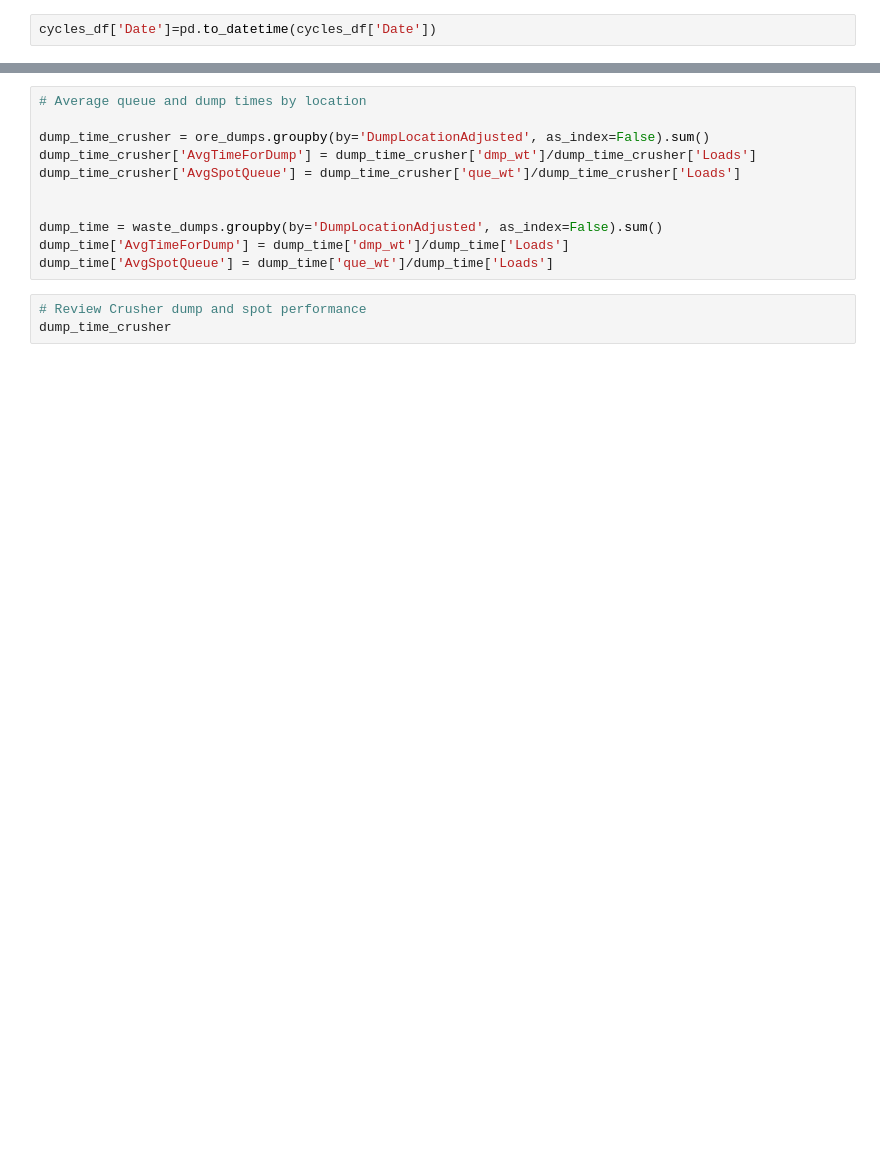
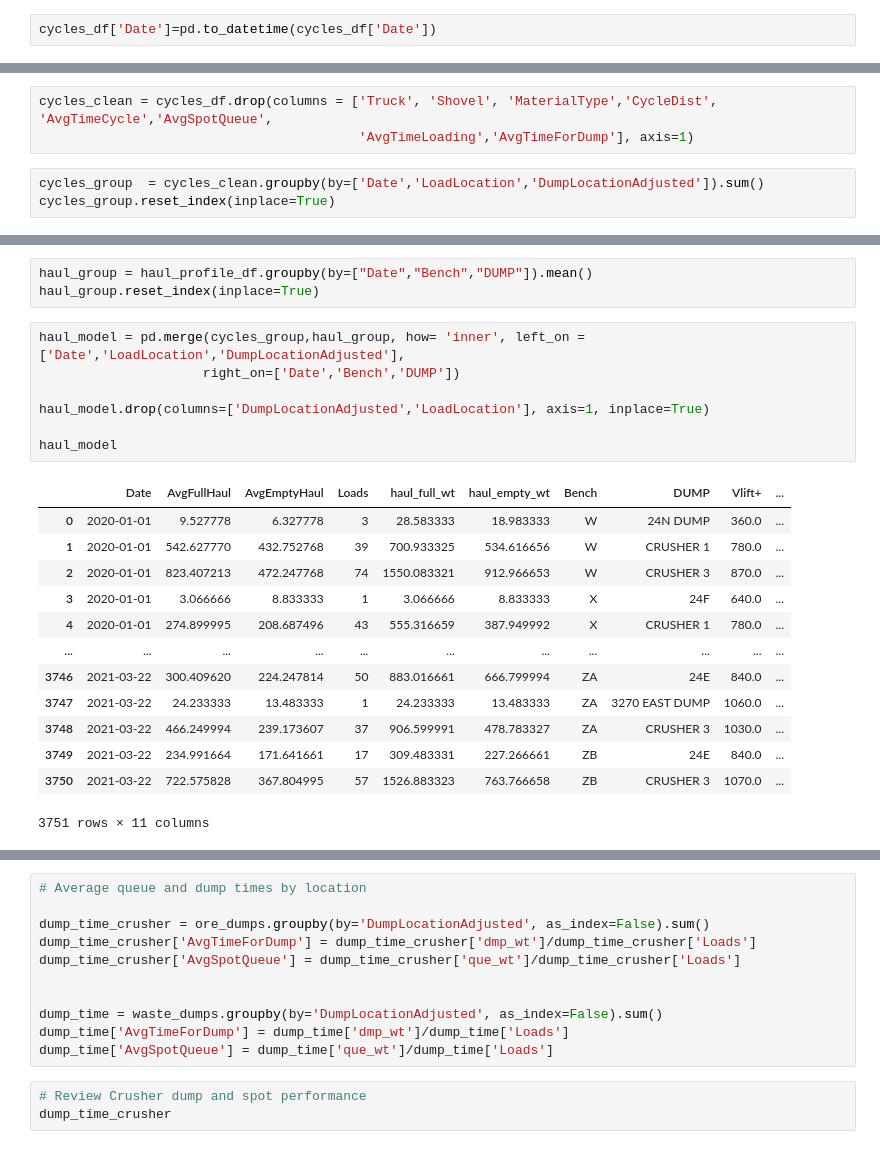
Before and after one commit to Copperminer02/Haul_Analysis, a Jupyter notebook: Haul_Cycle_calc.ipynb, the cells around one changed output, grey strips where cells are left out. Cells and saved outputs as stored; diff of their text form; blank space fills up the shorter version.

```diff
--- a/Haul_Cycle_calc.ipynb
+++ b/Haul_Cycle_calc.ipynb
@@ -139,0 +43,6 @@ plt.grid(True)
+# %%
+cycles_clean = cycles_df.drop(columns = ['Truck', 'Shovel', 'MaterialType','CycleDist', 'AvgTimeCycle','AvgSpotQueue',
+                                         'AvgTimeLoading','AvgTimeForDump'], axis=1)
+# %%
+cycles_group  = cycles_clean.groupby(by=['Date','LoadLocation','DumpLocationAdjusted']).sum()
+cycles_group.reset_index(inplace=True)
@@ -139,0 +65,24 @@ plt.grid(True)
+# %%
+haul_group = haul_profile_df.groupby(by=["Date","Bench","DUMP"]).mean()
+haul_group.reset_index(inplace=True)
+# %%
+haul_model = pd.merge(cycles_group,haul_group, how= 'inner', left_on =['Date','LoadLocation','DumpLocationAdjusted'],
+                     right_on=['Date','Bench','DUMP'])
+
+haul_model.drop(columns=['DumpLocationAdjusted','LoadLocation'], axis=1, inplace=True)
+
+haul_model
+# %% [output]
+|  | Date | AvgFullHaul | AvgEmptyHaul | Loads | haul_full_wt | haul_empty_wt | Bench | DUMP | Vlift+ | ... |
+| 0 | 2020-01-01 | 9.527778 | 6.327778 | 3 | 28.583333 | 18.983333 | W | 24N DUMP | 360.0 | ... |
+| 1 | 2020-01-01 | 542.627770 | 432.752768 | 39 | 700.933325 | 534.616656 | W | CRUSHER 1 | 780.0 | ... |
+| 2 | 2020-01-01 | 823.407213 | 472.247768 | 74 | 1550.083321 | 912.966653 | W | CRUSHER 3 | 870.0 | ... |
+| 3 | 2020-01-01 | 3.066666 | 8.833333 | 1 | 3.066666 | 8.833333 | X | 24F | 640.0 | ... |
+| 4 | 2020-01-01 | 274.899995 | 208.687496 | 43 | 555.316659 | 387.949992 | X | CRUSHER 1 | 780.0 | ... |
+| ... | ... | ... | ... | ... | ... | ... | ... | ... | ... | ... |
+| 3746 | 2021-03-22 | 300.409620 | 224.247814 | 50 | 883.016661 | 666.799994 | ZA | 24E | 840.0 | ... |
+| 3747 | 2021-03-22 | 24.233333 | 13.483333 | 1 | 24.233333 | 13.483333 | ZA | 3270 EAST DUMP | 1060.0 | ... |
+| 3748 | 2021-03-22 | 466.249994 | 239.173607 | 37 | 906.599991 | 478.783327 | ZA | CRUSHER 3 | 1030.0 | ... |
+| 3749 | 2021-03-22 | 234.991664 | 171.641661 | 17 | 309.483331 | 227.266661 | ZB | 24E | 840.0 | ... |
+| 3750 | 2021-03-22 | 722.575828 | 367.804995 | 57 | 1526.883323 | 763.766658 | ZB | CRUSHER 3 | 1070.0 | ... |
+3751 rows × 11 columns
```
Also changed, not shown: parts of 21 cells of this notebook, 1 other file.
